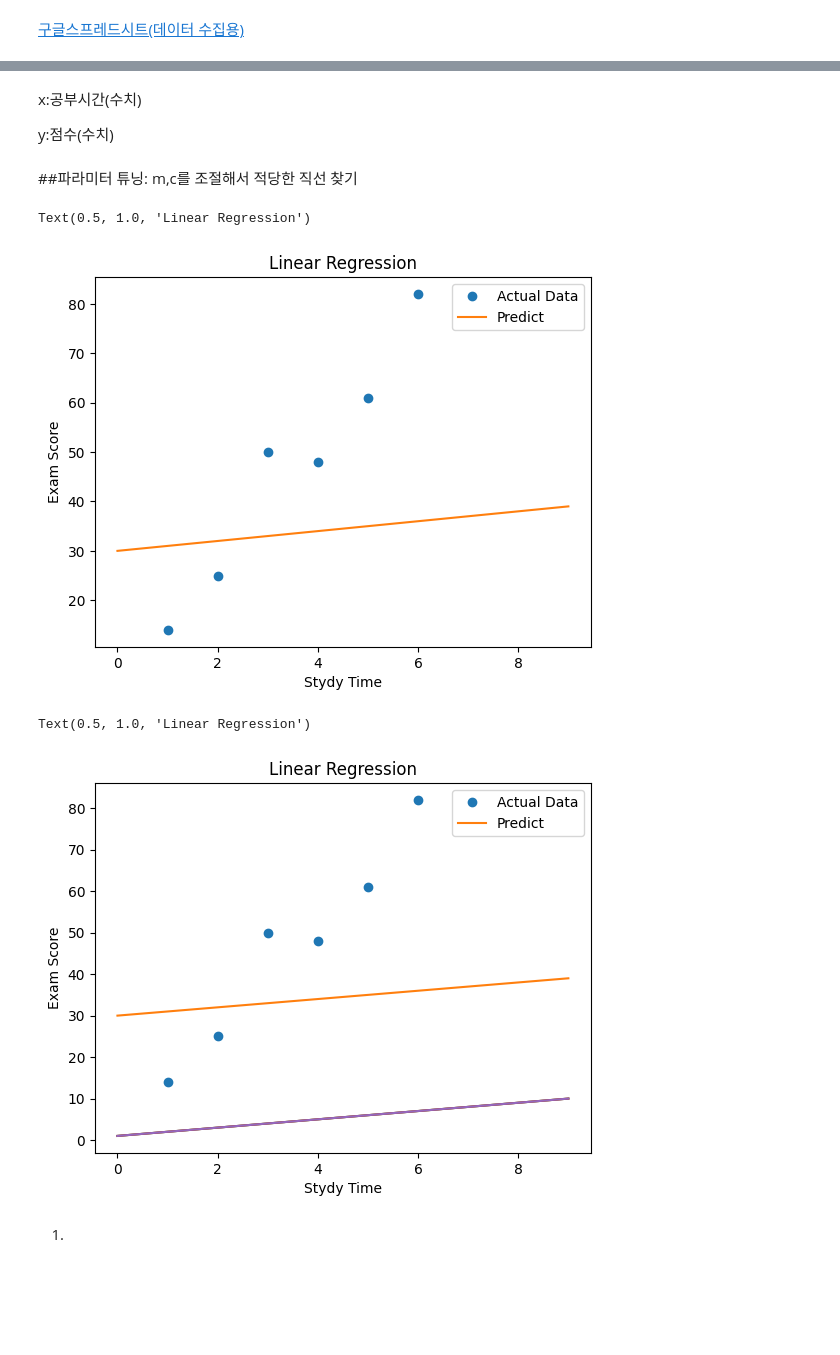
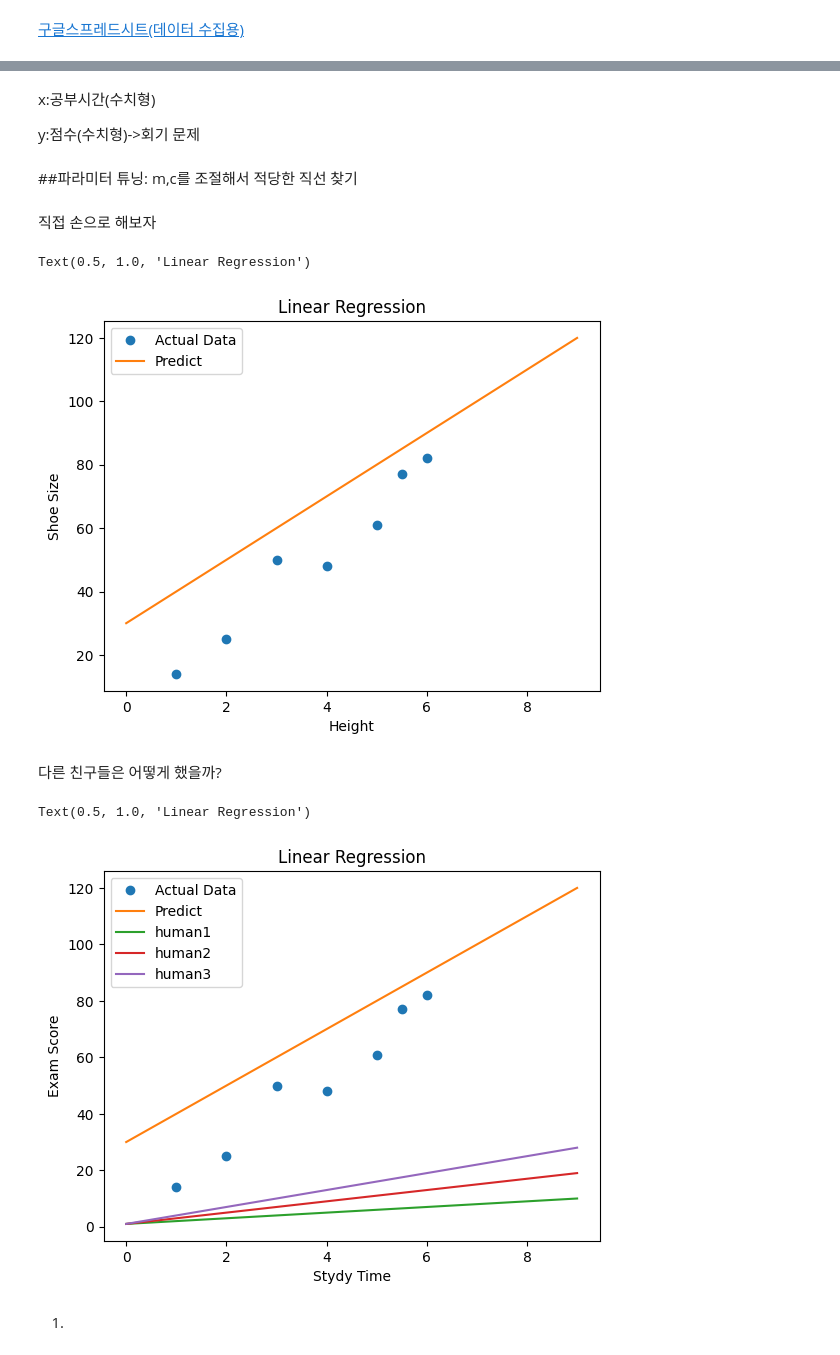
Before and after one commit to Potdooshami/The-3rd-POSTECH-Youth-Mathematical-Artificial-Intelligence-Academy, a Jupyter notebook: PYMAIA3_SVM실습.ipynb, the cells around one changed output, grey strips where cells are left out. Saved outputs shown, nothing was run; the diff lists cells and outputs as text; code cells hidden in the pictures; blank space fills up the shorter version.

```diff
--- a/PYMAIA3_SVM실습.ipynb
+++ b/PYMAIA3_SVM실습.ipynb
@@ -10,12 +10,14 @@
 import matplotlib.pyplot as plt
 import matplotlib.patches as patches
 import numpy as np
+# %%
+# 로우 데이터 불러 오기
+xs = [1,2,3,4,5,6,5.5]
+ys = [14,25,50,48,61,82,77]
 # %%
-xs = [1,2,3,4,5,6]
-ys = [14,25,50,48,61,82]
-
+# 데이터 시각화
 fig,ax = plt.subplots()
 ax.plot(xs,ys,'o')
-plt.ylabel('Exam Score')
-plt.xlabel('Stydy Time')
+plt.ylabel('Shoe Size')
+plt.xlabel('Height')
 # %% [output]
@@ -24,17 +26,19 @@ Text(0.5, 0, 'Stydy Time')
 # %% [markdown]
-x:공부시간(수치)
+x:공부시간(수치형)
 
-y:점수(수치)
+y:점수(수치형)->회기 문제
 # %% [markdown]
 ##파라미터 튜닝: m,c를 조절해서 적당한 직선 찾기
+# %% [markdown]
+직접 손으로 해보자
 # %%
-m = 1 # @param {type:"raw"}
+m = 10 # @param {type:"raw"}
 c = 30 # @param {type:"raw"}
 
 fig,ax = plt.subplots()
 ax.plot(xs,ys,'o',label='Actual Data')
-plt.ylabel('Exam Score')
-plt.xlabel('Stydy Time')
+plt.ylabel('Shoe Size')
+plt.xlabel('Height')
 my_figure = fig
 
 
@@ -44,29 +48,31 @@ plt.legend()
 plt.title('Linear Regression')
 # %% [output]
 Text(0.5, 1.0, 'Linear Regression')
-[figure, old version]
+[figure, new version]
+# %% [markdown]
+다른 친구들은 어떻게 했을까?
 # %%
-nms = ['', '', '']# @param {type:"raw"}
-ms = [1,1,1]# @param {type:"raw"}
+nms = ['human1', 'human2', 'human3']# @param {type:"raw"}
+ms = [1,2,3]# @param {type:"raw"}
 cs = [1,1,1]# @param {type:"raw"}
 
 
 plt.plot(xs,ys,'o',label='Actual Data')
 plt.plot(xx,m*xx+c,label='Predict')
 plt.ylabel('Exam Score')
 plt.xlabel('Stydy Time')
 
 
 for ind in range(3):
     m = ms[ind]
     c = cs[ind]
     xx = np.arange(0,10)
     plt.plot(xx,m*xx+c,label=nms[ind])
 plt.legend()
 plt.title('Linear Regression')
 # %% [output]
 Text(0.5, 1.0, 'Linear Regression')
-[figure, old version]
+[figure, new version]
 # %% [markdown]
 1)
 # %% [markdown]
```
Also changed, not shown: parts of 10 cells of this notebook.
